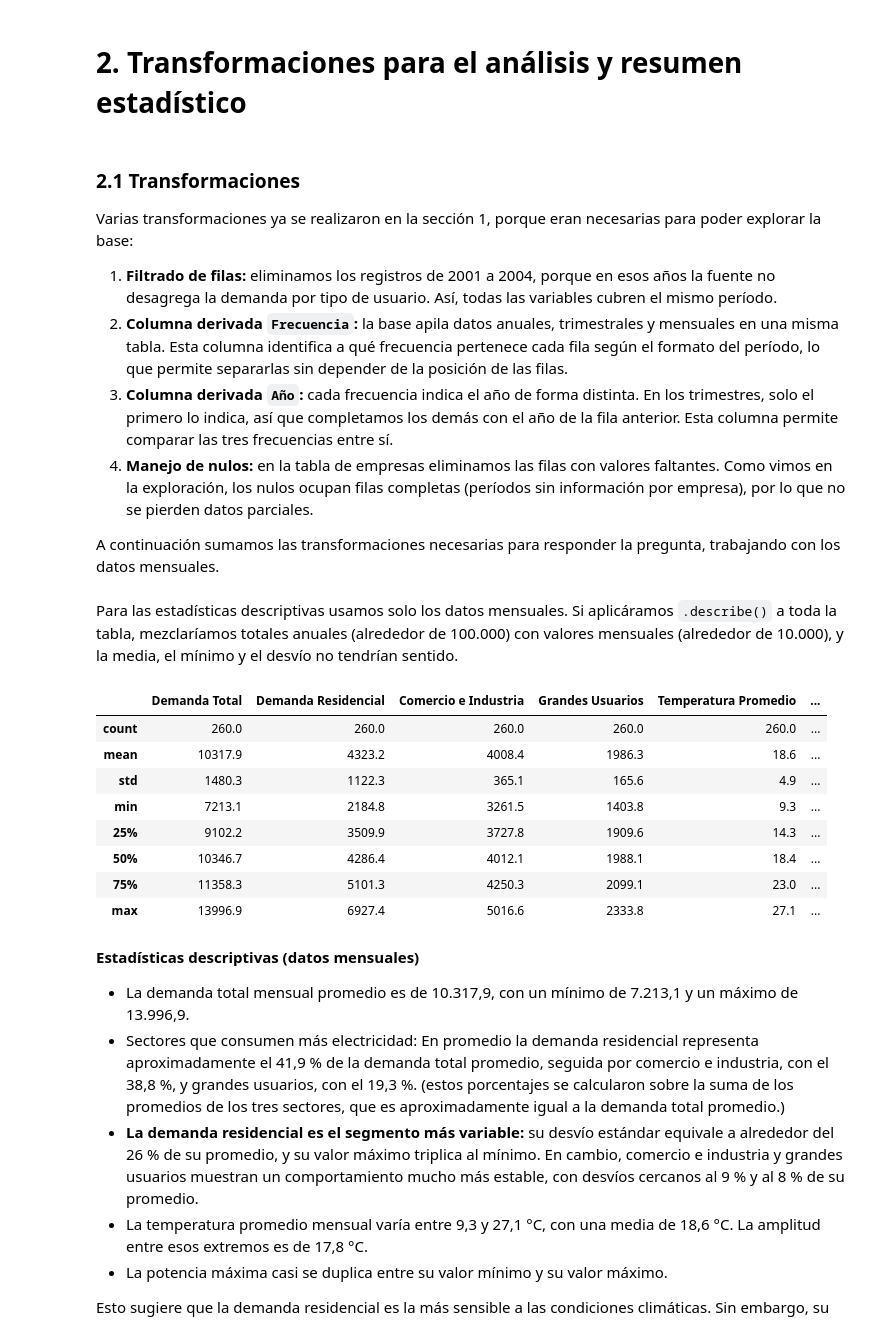
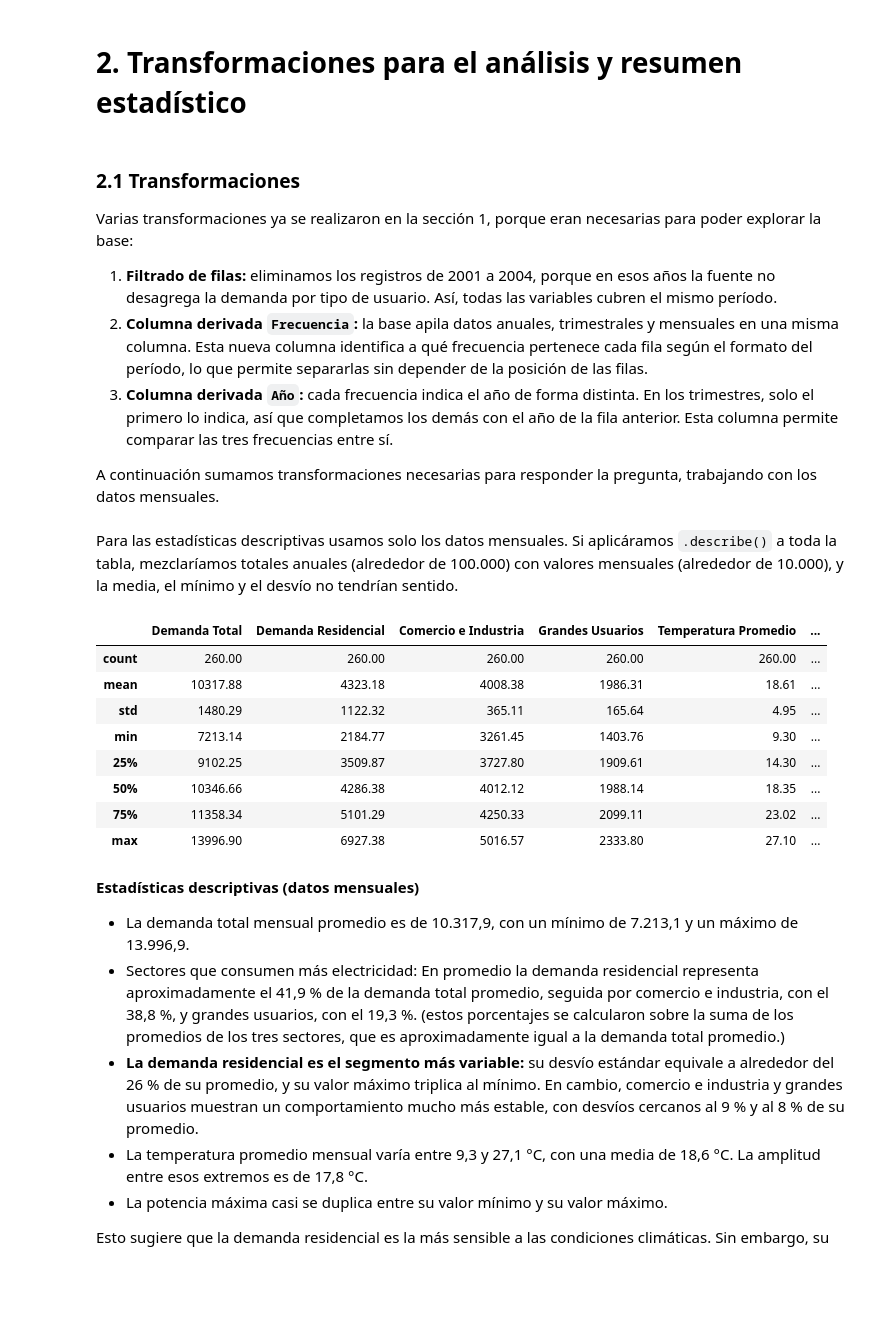
Before and after one commit to micaelaberz/Analisis-Demanda-Electrica-Arg-Temperatura, a Jupyter notebook: Demanda_electrica_y_temperatura.ipynb, the cells around one changed output. Cells and saved outputs as stored; diff of their text form; code cells hidden in the pictures; blank space fills up the shorter version.

```diff
--- a/Demanda_electrica_y_temperatura.ipynb
+++ b/Demanda_electrica_y_temperatura.ipynb
@@ -418,25 +413,24 @@ La demanda eléctrica no es constante: el sistema tiene que estar preparado para
 Varias transformaciones ya se realizaron en la sección 1, porque eran necesarias para poder explorar la base:
 
 1. **Filtrado de filas:** eliminamos los registros de 2001 a 2004, porque en esos años la fuente no desagrega la demanda por tipo de usuario. Así, todas las variables cubren el mismo período.
-2. **Columna derivada `Frecuencia`:** la base apila datos anuales, trimestrales y mensuales en una misma tabla. Esta columna identifica a qué frecuencia pertenece cada fila según el formato del período, lo que permite separarlas sin depender de la posición de las filas.
+2. **Columna derivada `Frecuencia`:** la base apila datos anuales, trimestrales y mensuales en una misma columna. Esta nueva columna identifica a qué frecuencia pertenece cada fila según el formato del período, lo que permite separarlas sin depender de la posición de las filas.
 3. **Columna derivada `Año`:** cada frecuencia indica el año de forma distinta. En los trimestres, solo el primero lo indica, así que completamos los demás con el año de la fila anterior. Esta columna permite comparar las tres frecuencias entre sí.
-4. **Manejo de nulos:** en la tabla de empresas eliminamos las filas con valores faltantes. Como vimos en la exploración, los nulos ocupan filas completas (períodos sin información por empresa), por lo que no se pierden datos parciales.
 
-A continuación sumamos las transformaciones necesarias para responder la pregunta, trabajando con los datos mensuales.
+A continuación sumamos transformaciones necesarias para responder la pregunta, trabajando con los datos mensuales.
 # %% [markdown]
 Para las estadísticas descriptivas usamos solo los datos mensuales. Si aplicáramos `.describe()` a toda la tabla, mezclaríamos totales anuales (alrededor de 100.000) con valores mensuales (alrededor de 10.000), y la media, el mínimo y el desvío no tendrían sentido.
-# %%
-df_base[df_base['Frecuencia'] == 'mensual'].drop(columns='Año').describe().round(1)
-# %% [output]
-|  | Demanda Total | Demanda Residencial | Comercio e Industria | Grandes Usuarios | Temperatura Promedio | ... |
-| count | 260.0 | 260.0 | 260.0 | 260.0 | 260.0 | ... |
-| mean | 10317.9 | 4323.2 | 4008.4 | 1986.3 | 18.6 | ... |
-| std | 1480.3 | 1122.3 | 365.1 | 165.6 | 4.9 | ... |
-| min | 7213.1 | 2184.8 | 3261.5 | 1403.8 | 9.3 | ... |
-| 25% | 9102.2 | 3509.9 | 3727.8 | 1909.6 | 14.3 | ... |
-| 50% | 10346.7 | 4286.4 | 4012.1 | 1988.1 | 18.4 | ... |
-| 75% | 11358.3 | 5101.3 | 4250.3 | 2099.1 | 23.0 | ... |
-| max | 13996.9 | 6927.4 | 5016.6 | 2333.8 | 27.1 | ... |
+# %%
+df_base_mensual.describe().round(2)
+# %% [output]
+|  | Demanda Total | Demanda Residencial | Comercio e Industria | Grandes Usuarios | Temperatura Promedio | ... |
+| count | 260.00 | 260.00 | 260.00 | 260.00 | 260.00 | ... |
+| mean | 10317.88 | 4323.18 | 4008.38 | 1986.31 | 18.61 | ... |
+| std | 1480.29 | 1122.32 | 365.11 | 165.64 | 4.95 | ... |
+| min | 7213.14 | 2184.77 | 3261.45 | 1403.76 | 9.30 | ... |
+| 25% | 9102.25 | 3509.87 | 3727.80 | 1909.61 | 14.30 | ... |
+| 50% | 10346.66 | 4286.38 | 4012.12 | 1988.14 | 18.35 | ... |
+| 75% | 11358.34 | 5101.29 | 4250.33 | 2099.11 | 23.02 | ... |
+| max | 13996.90 | 6927.38 | 5016.57 | 2333.80 | 27.10 | ... |
 # %% [markdown]
 **Estadísticas descriptivas (datos mensuales)**
 
```
Also changed, not shown: parts of 3 cells of this notebook.
